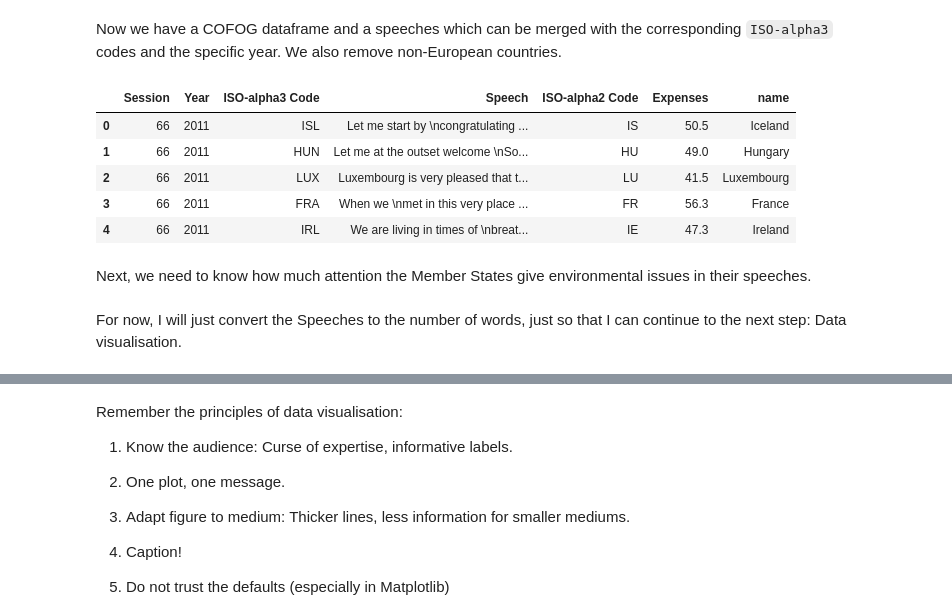
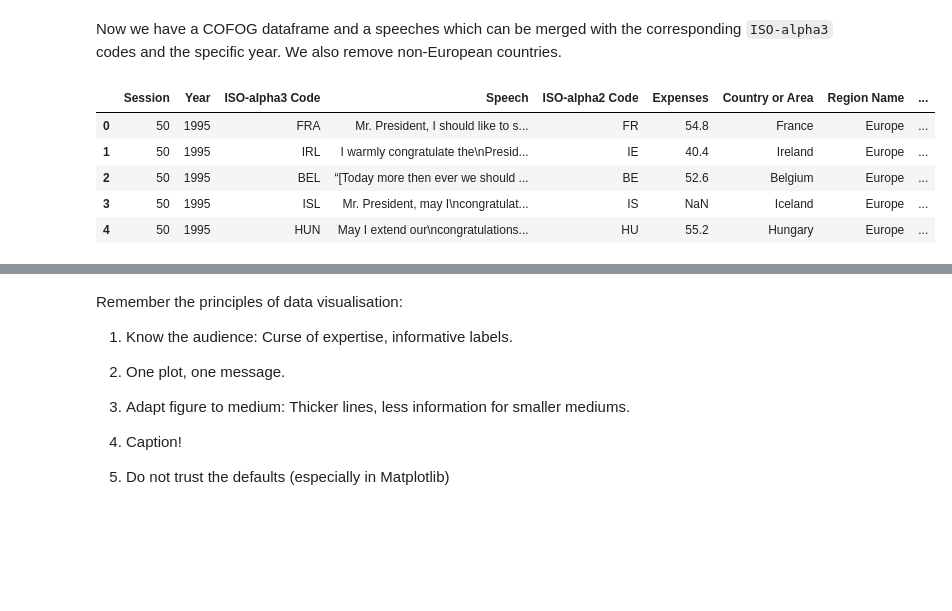
Before and after one commit to himayla/FDS_assign1, a Jupyter notebook: visualisation.ipynb, the cells around one changed output, grey strips where cells are left out. Drawn from its saved outputs; the diff is of its cells as text; code cells hidden in the pictures; blank space fills up the shorter version.

Commit message:
some data prep changes

```diff
--- a/visualisation.ipynb
+++ b/visualisation.ipynb
@@ -24,9 +30,12 @@ for session in sessions:
         if filename[0] == ".": #ignore hidden files
             continue
         splt = filename.split("_")
+        # Start from '95
+        if session < 50:
+            continue
         data.append([session, 1945 + session, splt[0], f.read()])
 
 df_speech = pd.DataFrame(data, columns=['Session','Year','ISO-alpha3 Code','Speech'])
-df_speech.head()
+df_speech.head() # Shape: (4913, 4)
 # %% [output]
 |  | Session | Year | ISO-alpha3 Code | Speech |
@@ -39,7 +48,7 @@ df_speech.head()
 ##### b) Load the dataset containing the expenses
 # %%
 # Load COFOG
-cofog = pd.read_csv("data/gov_10a_exp_page_tabular.tsv.gz", sep='\t')
+cofog = pd.read_csv("data/gov_10a_exp__custom_3469207_page_tabular.tsv", sep='\t')
 
 cofog.iloc[:,0] = cofog.iloc[:,0].str.split(',').str[-1]
 cofog.rename(columns={cofog.columns[0]: "ISO-alpha2 Code"}, inplace=True)
@@ -48,3 +57,5 @@ cofog.rename(columns={cofog.columns[0]: "ISO-alpha2 Code"}, inplace=True)
 cofog = cofog.melt(id_vars=["ISO-alpha2 Code"], var_name="Year", value_name='Expenses')
 cofog['Year'] = cofog['Year'].astype(int)
 cofog['Expenses'] = cofog['Expenses'].astype(str).str.strip().str.extract(r'(\d+.\d+)').astype('float')
+
+cofog.head()
@@ -52,11 +70,3 @@ cofog['Expenses'] = cofog['Expenses'].astype(str).str.strip().str.extract(r'(\d+
 COFOG contains ISO-alpha2 Code while `df_speeches` has ISO-alpha3 codes. We can use another external dataset that uses both.
 # %% [markdown]
 ##### c) Load dataset containing all names of countries and codes
-# %%
-# Load file to convert alpha-2 to alpha-3
-countries = pd.read_csv("https://raw.githubusercontent.com/lukes/ISO-3166-Countries-with-Regional-Codes/master/all/all.csv")
-countries = countries[['name', 'alpha-2', 'alpha-3']]
-countries.rename(columns={'alpha-3': "ISO-alpha3 Code"}, inplace=True)
-
-cofog = cofog.merge(countries, left_on='ISO-alpha2 Code', right_on='alpha-2',).drop('alpha-2', axis=1)
-cofog.head()
@@ -69,0 +73,7 @@ cofog.head()
+# %%
+df_codes = pd.read_csv("data/UNSD — Methodology.csv", delimiter=';')
+
+df_un_merged = cofog.merge(df_codes, how='inner') #dataset goes from 832->754, don't know why!!!
+df_un_merged = df_un_merged[["ISO-alpha3 Code", "ISO-alpha2 Code", "Expenses", "Country or Area", "Year", "Region Name", "Sub-region Name"]]
+
+df_un_merged.head()
@@ -70,14 +87,12 @@ cofog.head()
 # %% [markdown]
 Now we have a COFOG dataframe and a speeches which can be merged with the corresponding `ISO-alpha3` codes and the specific year. We also remove non-European countries.
 # %%
-df_speech = df_speech.merge(cofog, how='inner', on=['Year', 'ISO-alpha3 Code'])
+df_speech = df_speech.merge(df_un_merged, how='inner', on=['Year', 'ISO-alpha3 Code'])
 df_speech.head()
 # %% [output]
-|  | Session | Year | ISO-alpha3 Code | Speech | ISO-alpha2 Code | Expenses | name |
-| 0 | 66 | 2011 | ISL | Let me start by \ncongratulating ... | IS | 50.5 | Iceland |
-| 1 | 66 | 2011 | HUN | Let me at the outset welcome \nSo... | HU | 49.0 | Hungary |
-| 2 | 66 | 2011 | LUX | Luxembourg is very pleased that t... | LU | 41.5 | Luxembourg |
-| 3 | 66 | 2011 | FRA | When we \nmet in this very place ... | FR | 56.3 | France |
-| 4 | 66 | 2011 | IRL | We are living in times of \nbreat... | IE | 47.3 | Ireland |
+|  | Session | Year | ISO-alpha3 Code | Speech | ISO-alpha2 Code | Expenses | Country or Area | Region Name | ... |
+| 0 | 50 | 1995 | FRA | Mr. President, I should like to s... | FR | 54.8 | France | Europe | ... |
+| 1 | 50 | 1995 | IRL | I warmly congratulate the\nPresid... | IE | 40.4 | Ireland | Europe | ... |
+| 2 | 50 | 1995 | BEL | “[Today more then ever we should ... | BE | 52.6 | Belgium | Europe | ... |
+| 3 | 50 | 1995 | ISL | Mr. President, may I\ncongratulat... | IS | NaN | Iceland | Europe | ... |
+| 4 | 50 | 1995 | HUN | May I extend our\ncongratulations... | HU | 55.2 | Hungary | Europe | ... |
-# %% [markdown]
-Next, we need to know how much attention the Member States give environmental issues in their speeches.
@@ -86,2 +98,0 @@ Next, we need to know how much attention the Member States give environmental is
-# %% [markdown]
-For now, I will just convert the Speeches to the number of words, just so that I can continue to the next step: Data visualisation.
```
Also changed, not shown: parts of 14 cells of this notebook.
